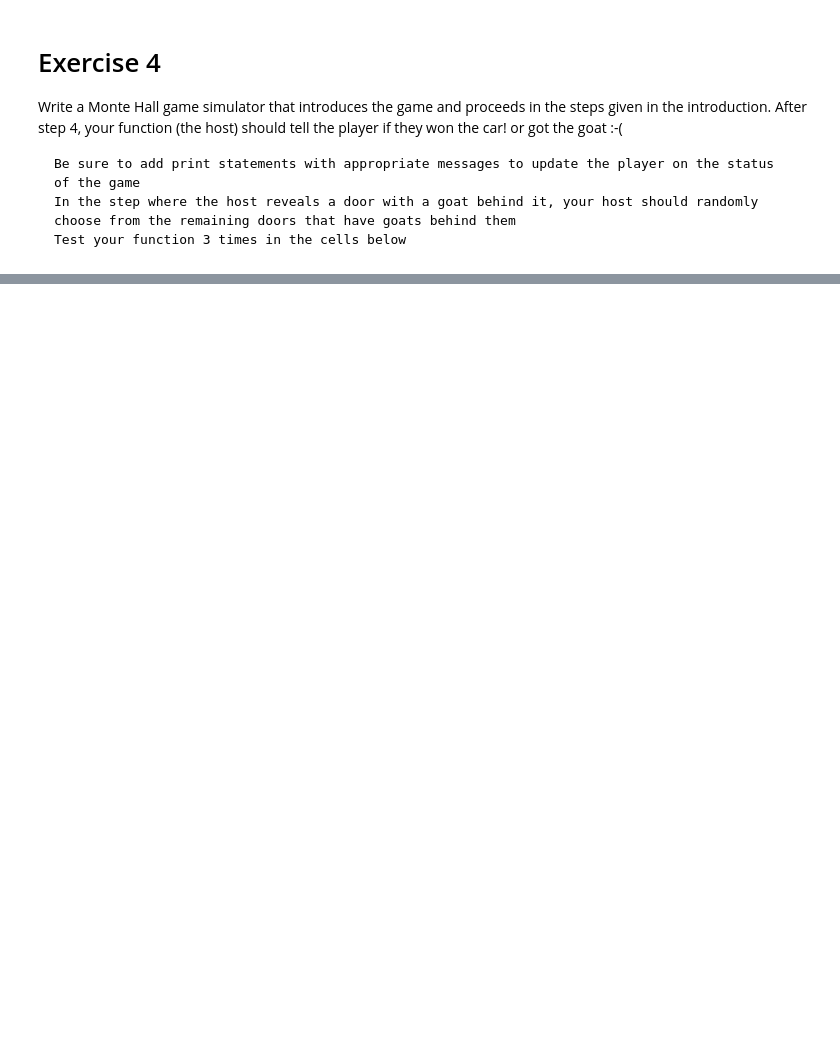
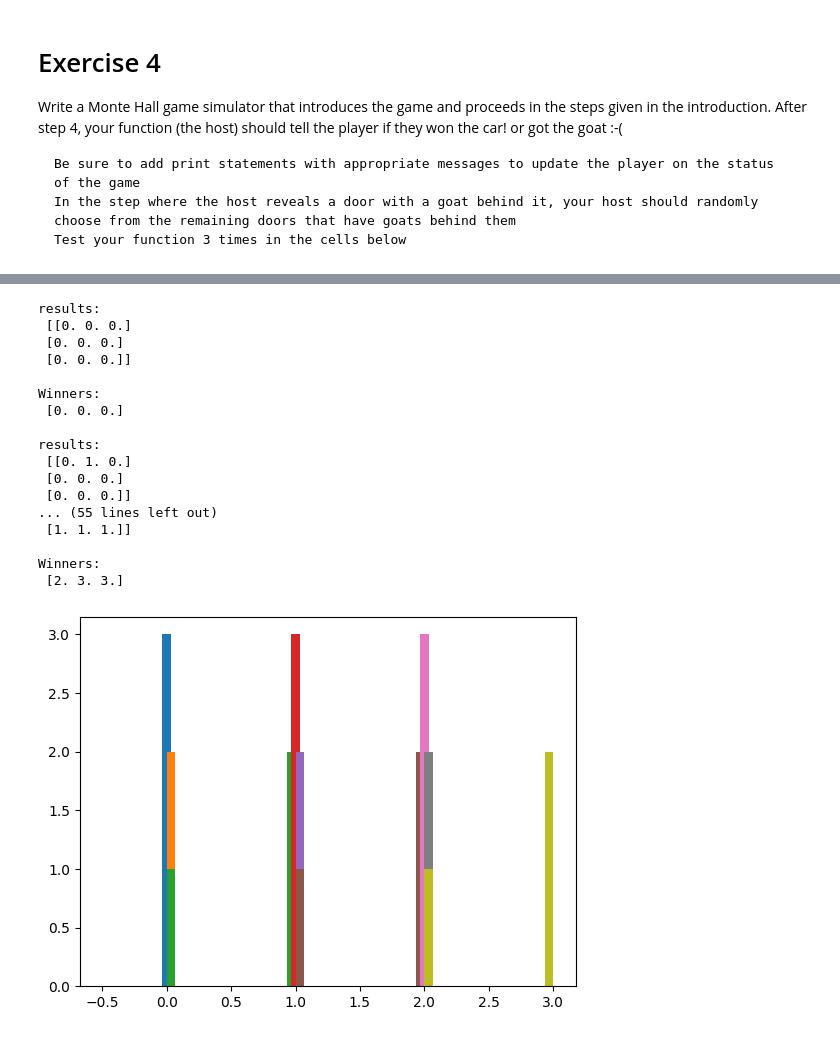
Before and after one commit to wristi/Data-3401, a Jupyter notebook: Labs/Lab7/Lab7.ipynb, the cells around one changed output, grey strips where cells are left out. Saved outputs shown, nothing was run; the diff lists cells and outputs as text; code cells hidden in the pictures; blank space fills up the shorter version.

```diff
--- a/Labs/Lab7/Lab7.ipynb
+++ b/Labs/Lab7/Lab7.ipynb
@@ -119,0 +559,21 @@ Monte_Hall_Game(num_doors)
+# %%
+auto_mh4(3,False)
+# %% [output]
+results:
+ [[0. 0. 0.]
+ [0. 0. 0.]
+ [0. 0. 0.]]
+
+Winners:
+ [0. 0. 0.]
+
+results:
+ [[0. 1. 0.]
+ [0. 0. 0.]
+ [0. 0. 0.]]
+... (55 lines left out)
+ [1. 1. 1.]]
+
+Winners:
+ [2. 3. 3.]
+[figure, added]
```
Also changed, not shown: parts of 24 cells of this notebook.
